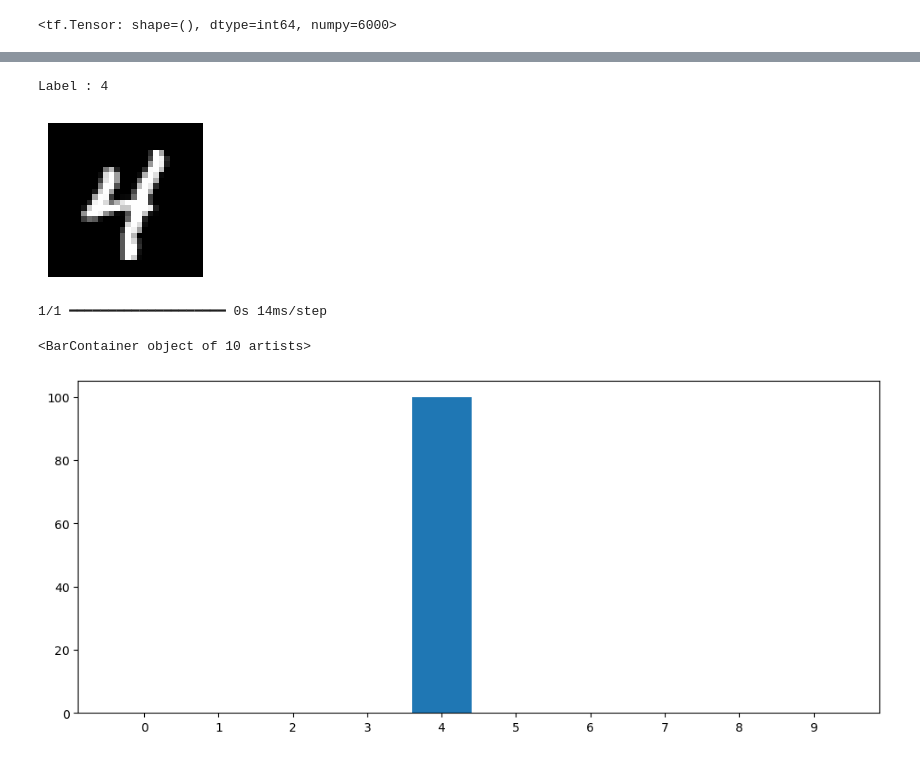
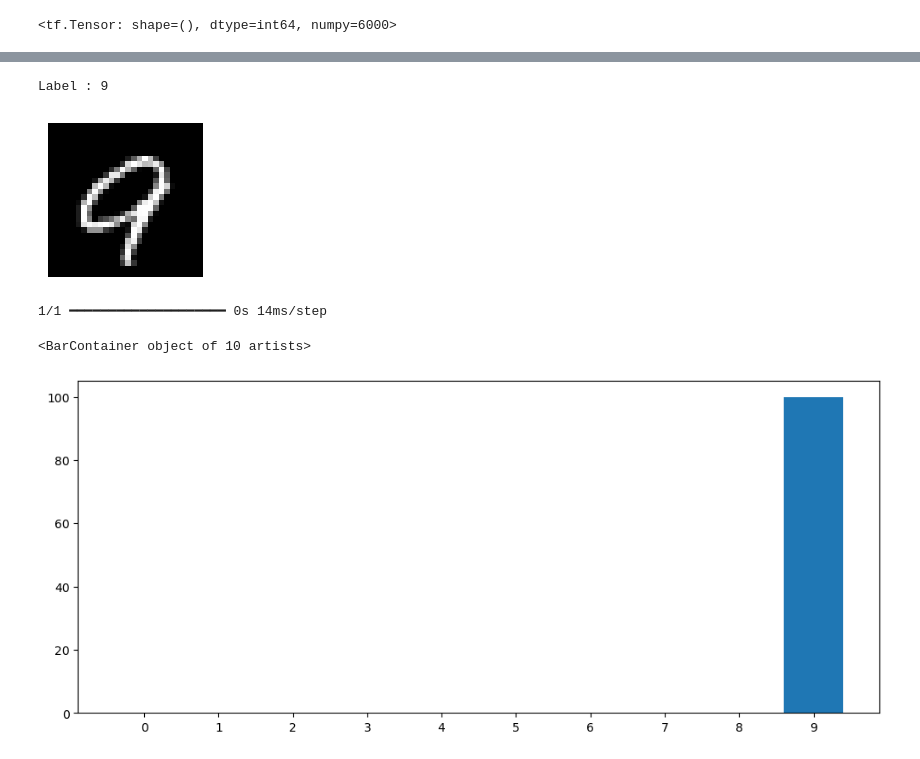
Before and after one commit to Mohamed-Manessouri/DigitNumber_Recognizer, a Jupyter notebook: CNN_Mnist-DataSet.ipynb, the cells around one changed output, grey strips where cells are left out. Drawn from its saved outputs; the diff is of its cells as text; code cells hidden in the pictures.

```diff
--- a/CNN_Mnist-DataSet.ipynb
+++ b/CNN_Mnist-DataSet.ipynb
@@ -235,18 +237,18 @@ for images, labels in test_data.take(1):
 images_plot = np.reshape(images_test, (10000, 28 , 28))
 # %%
 #in "i" , we are going to put a index of an image from 1 to 10000 for testing
-i = 545
+i = 54
 
 #plot the image and see the label (result)
 plt.figure( figsize = (2,2))
 plt.axis('off')
 plt.imshow(images_plot[i-1] , cmap = 'gray' , aspect = 'auto')
 
 #print the correct label for this image
 print("Label : {} ".format(labels_test[i-1]))
 # %% [output]
-Label : 4
+Label : 9
-[figure, old version]
+[figure, new version]
 # %%
 #Let's predict
 
@@ -262,4 +264,4 @@ plt.bar(x=[1,2,3,4,5,6,7,8,9,10] , height = proba[0] , tick_label=["0","1","2","
 # %% [output]
 1/1 ━━━━━━━━━━━━━━━━━━━━ 0s 14ms/step
 <BarContainer object of 10 artists>
-[figure, old version]
+[figure, new version]
```
Also changed, not shown: parts of 8 cells of this notebook, 1 other file.
